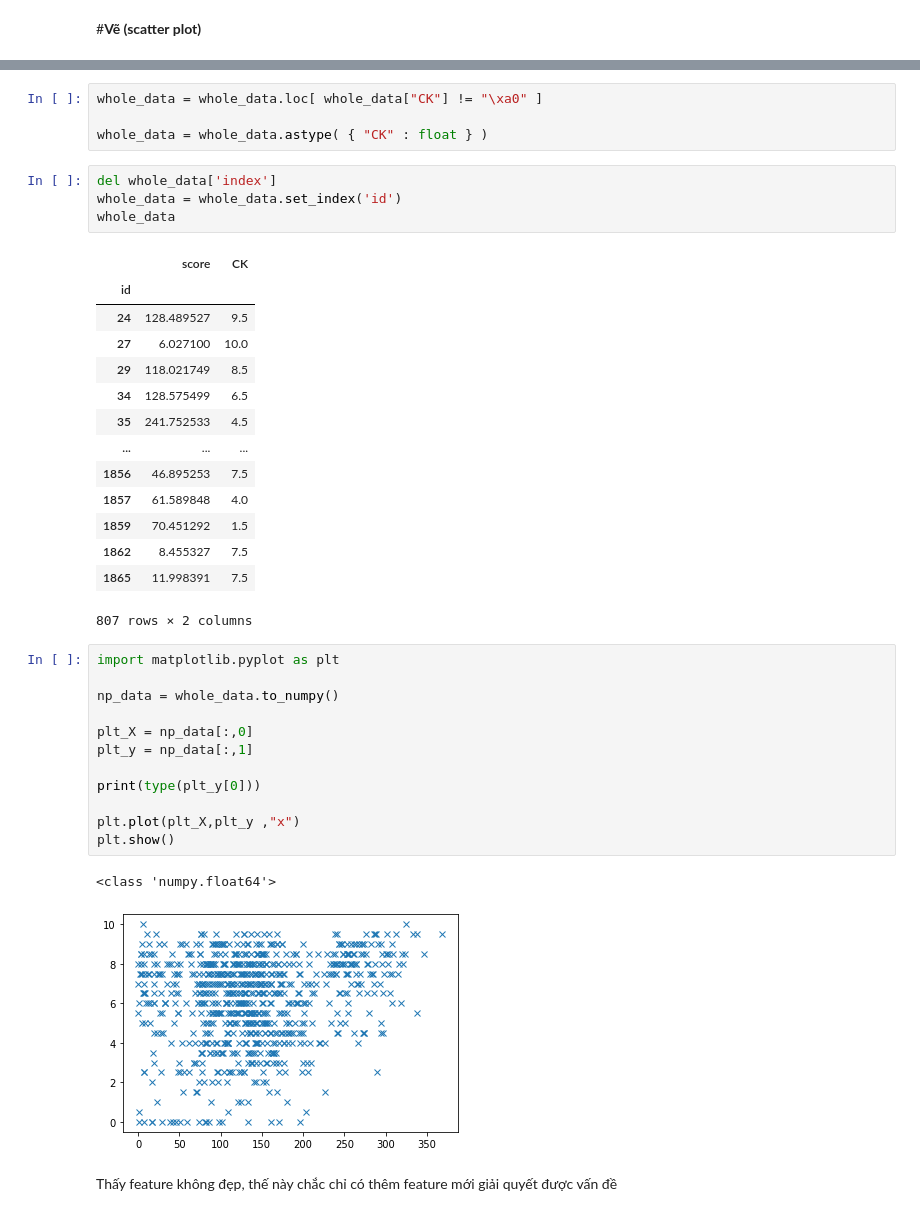
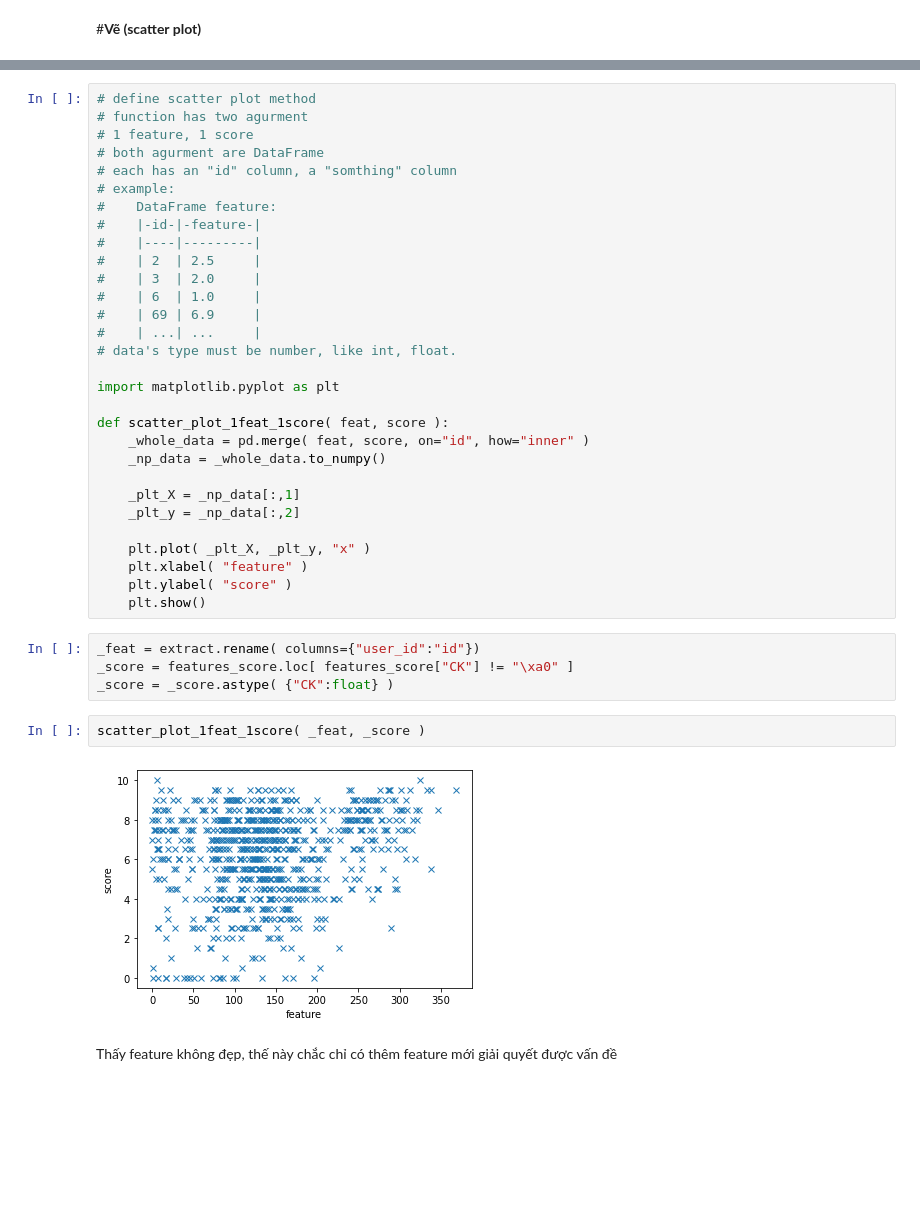
Before and after one commit to phutaekwondo/CS114.L21, a Jupyter notebook: duDoanDiemCuoiKy_homeWork/Bai_colab_so3.ipynb, the cells around one changed output, grey strips where cells are left out. Saved outputs shown, nothing was run; the diff lists cells and outputs as text; blank space fills up the shorter version.

Commit message:
viết hàm vẽ đồ thị chấm, để visual độ liên quan giữa feature và điểm CK

```diff
--- a/duDoanDiemCuoiKy_homeWork/Bai_colab_so3.ipynb
+++ b/duDoanDiemCuoiKy_homeWork/Bai_colab_so3.ipynb
@@ -320,41 +308,41 @@ whole_data = pd.merge( df_extract, features_score, on="id", how="inner"  )
-# %%
-whole_data = whole_data.loc[ whole_data["CK"] != "\xa0" ]
-
-whole_data = whole_data.astype( { "CK" : float } )
-# %%
-del whole_data['index']
-whole_data = whole_data.set_index('id')
-whole_data
-# %% [output]
-|  | score | CK |
-| id |  |  |
-| 24 | 128.489527 | 9.5 |
-| 27 | 6.027100 | 10.0 |
-| 29 | 118.021749 | 8.5 |
-| 34 | 128.575499 | 6.5 |
-| 35 | 241.752533 | 4.5 |
-| ... | ... | ... |
-| 1856 | 46.895253 | 7.5 |
-| 1857 | 61.589848 | 4.0 |
-| 1859 | 70.451292 | 1.5 |
-| 1862 | 8.455327 | 7.5 |
-| 1865 | 11.998391 | 7.5 |
-807 rows × 2 columns
-# %%
-import matplotlib.pyplot as plt
-
-np_data = whole_data.to_numpy()
-
-plt_X = np_data[:,0]
-plt_y = np_data[:,1]
-
-print(type(plt_y[0]))
-
-plt.plot(plt_X,plt_y ,"x")
-plt.show()
-# %% [output]
-<class 'numpy.float64'>
-[figure, removed]
+# %%
+# define scatter plot method
+# function has two agurment
+# 1 feature, 1 score
+# both agurment are DataFrame
+# each has an "id" column, a "somthing" column
+# example:
+#    DataFrame feature:
+#    |-id-|-feature-|
+#    |----|---------|
+#    | 2  | 2.5     |
+#    | 3  | 2.0     |
+#    | 6  | 1.0     |
+#    | 69 | 6.9     |
+#    | ...| ...     |
+# data's type must be number, like int, float.
+
+import matplotlib.pyplot as plt
+
+def scatter_plot_1feat_1score( feat, score ):
+    _whole_data = pd.merge( feat, score, on="id", how="inner" )
+    _np_data = _whole_data.to_numpy()
+
+    _plt_X = _np_data[:,1]
+    _plt_y = _np_data[:,2]
+
+    plt.plot( _plt_X, _plt_y, "x" )
+    plt.xlabel( "feature" )
+    plt.ylabel( "score" )
+    plt.show()
+# %%
+_feat = extract.rename( columns={"user_id":"id"})
+_score = features_score.loc[ features_score["CK"] != "\xa0" ]
+_score = _score.astype( {"CK":float} )
+# %%
+scatter_plot_1feat_1score( _feat, _score )
+# %% [output]
+[figure, added]
 # %% [markdown]
 Thấy feature không đẹp, thế này chắc chỉ có thêm feature mới giải quyết được vấn đề
 # %% [markdown]
```
Also changed, not shown: parts of 3 cells of this notebook.
